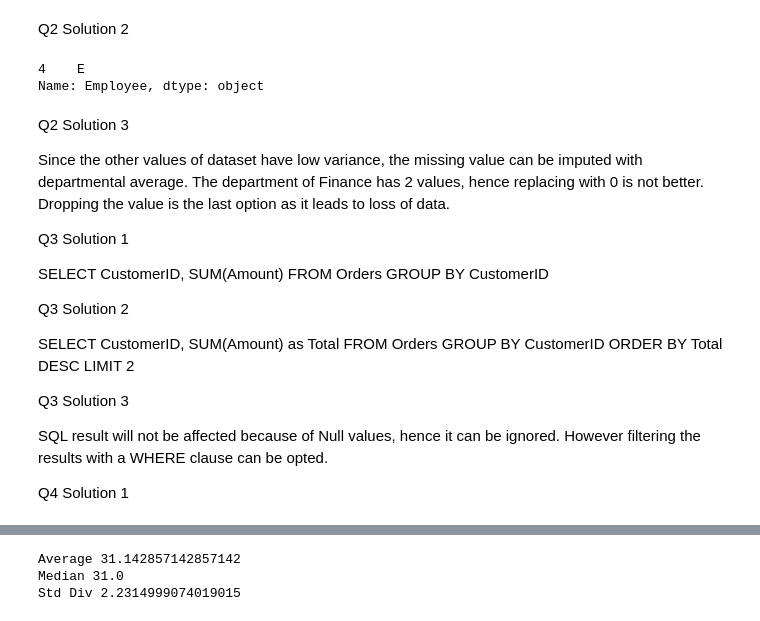
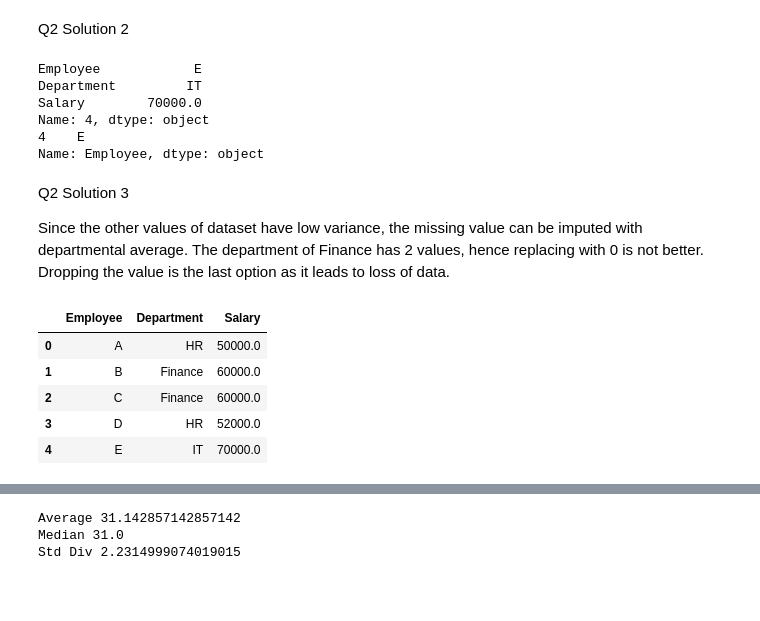
Before and after one commit to Vaishnavi-Gajinkar/Codingwise, a Jupyter notebook: Assesments/test 1.ipynb, the cells around one changed output, grey strips where cells are left out. Drawn from its saved outputs; the diff is of its cells as text; code cells hidden in the pictures; blank space fills up the shorter version.

```diff
--- a/Assesments/test 1.ipynb
+++ b/Assesments/test 1.ipynb
@@ -50,26 +50,27 @@ data = {
  'Salary': [50000, 60000, None, 52000, 70000]
 }
 df = pd.DataFrame(data)
-
+max_emp = df.loc[df['Salary'].idxmax()]                                             # Optimal solution
+print(max_emp)
 print(df['Employee'][df['Salary']==df['Salary'].max()])                             #  employee with the maximum salary
 # %% [output]
+Employee            E
+Department         IT
+Salary        70000.0
+Name: 4, dtype: object
 4    E
 Name: Employee, dtype: object
 # %% [markdown]
 Q2 Solution 3
 
 Since the other values of dataset have low variance, the missing value can be imputed with departmental average. The department of Finance has 2 values, hence replacing with 0 is not better. Dropping the value is the last option as it leads to loss of data.
-
-Q3 Solution 1
-
-SELECT CustomerID, SUM(Amount) FROM Orders GROUP BY CustomerID
-
-Q3 Solution 2
-
-SELECT CustomerID, SUM(Amount) as Total FROM Orders GROUP BY CustomerID ORDER BY Total DESC LIMIT 2
-
-Q3 Solution 3
-
-SQL result will not be affected because of Null values, hence it can be ignored. However filtering the results with a WHERE clause can be opted.
-
-Q4 Solution 1
+# %%
+df['Salary'] = df.groupby('Department')['Salary'].transform(lambda x: x.fillna(x.mean()))               # Optimal solution
+df
+# %% [output]
+|  | Employee | Department | Salary |
+| 0 | A | HR | 50000.0 |
+| 1 | B | Finance | 60000.0 |
+| 2 | C | Finance | 60000.0 |
+| 3 | D | HR | 52000.0 |
+| 4 | E | IT | 70000.0 |
```
Also changed, not shown: parts of 11 cells of this notebook.
